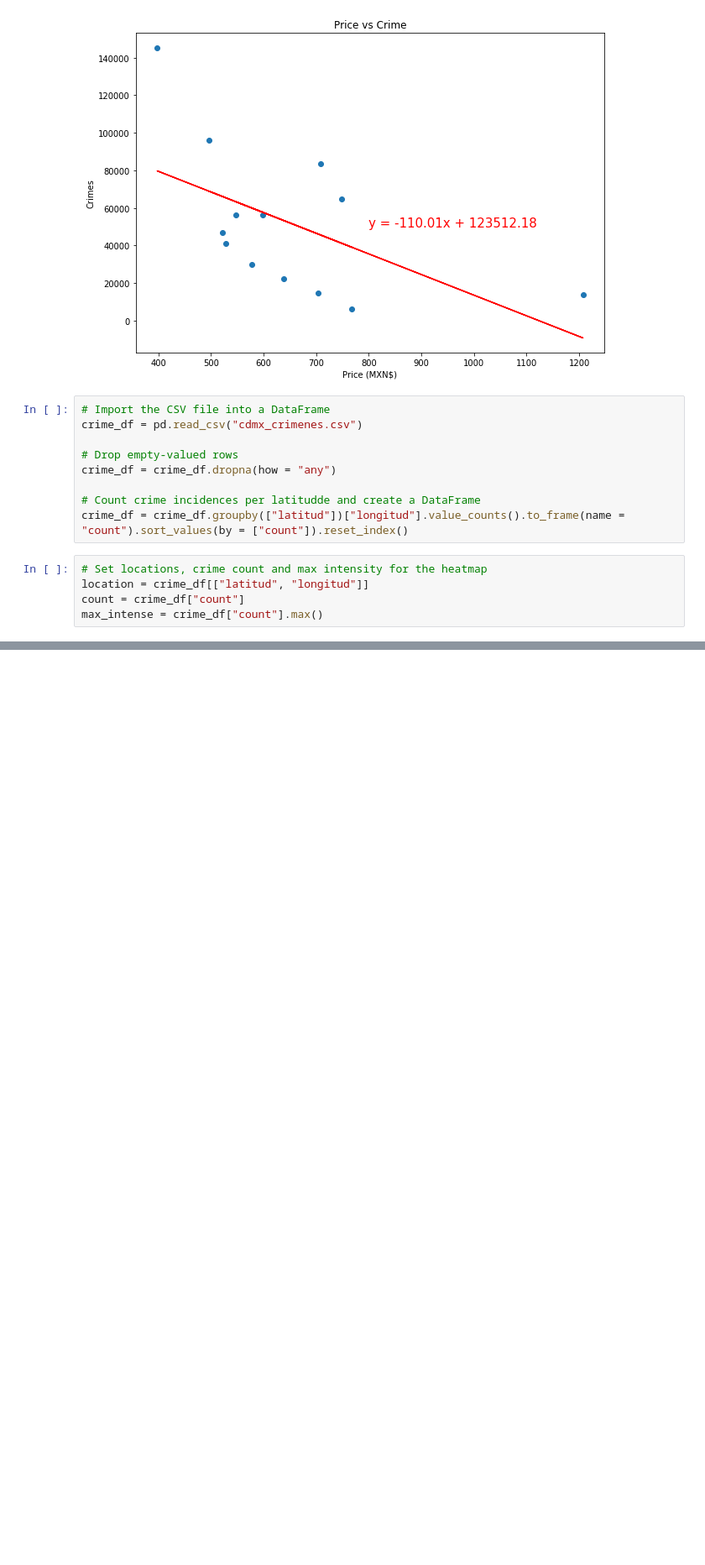
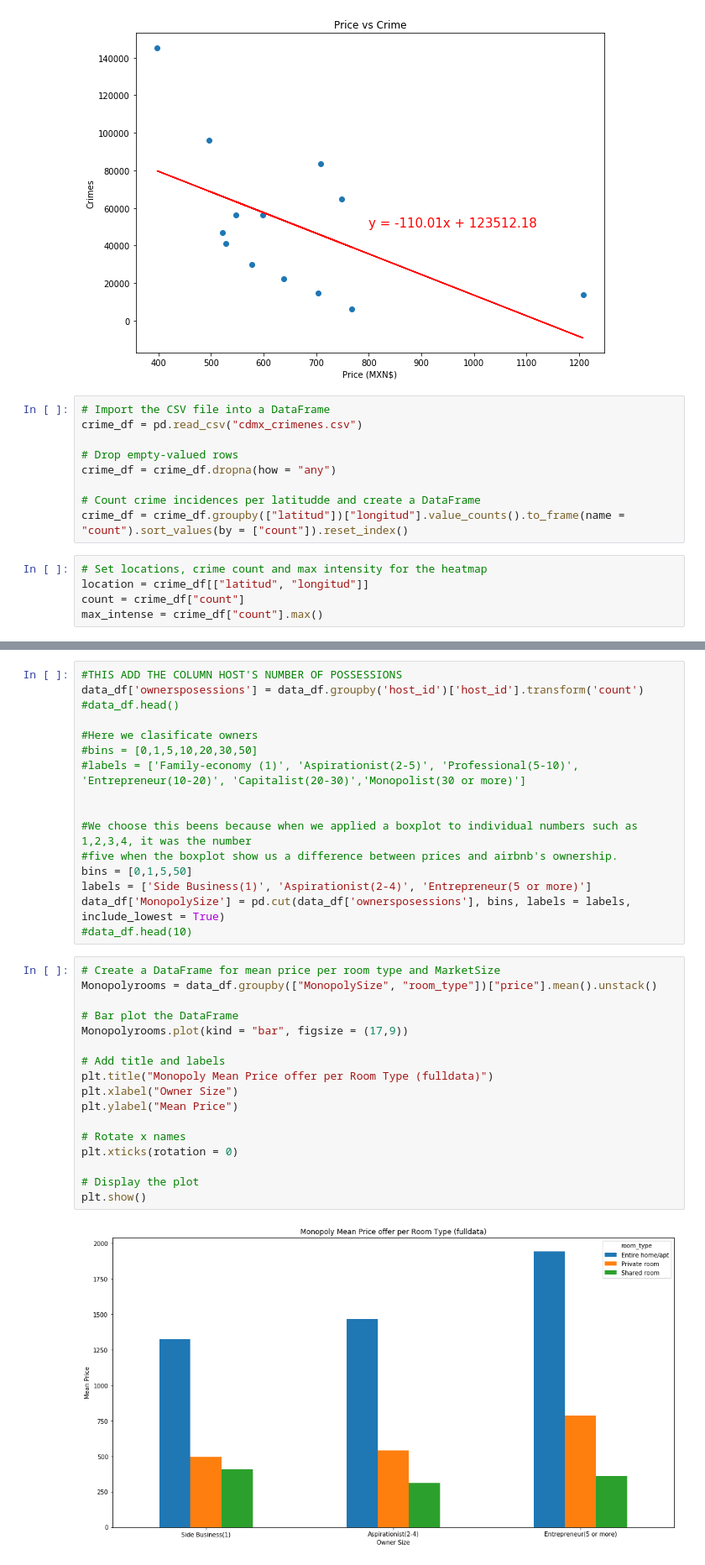
Before and after one commit to elc17/Project_1, a Jupyter notebook: project_1.ipynb, the cells around one changed output, grey strips where cells are left out. Shown at 84% size. Saved outputs shown, nothing was run; the diff lists cells and outputs as text; blank space fills up the shorter version.

```diff
--- a/project_1.ipynb
+++ b/project_1.ipynb
@@ -337,0 +431,35 @@ fig
+# %%
+#THIS ADD THE COLUMN HOST'S NUMBER OF POSSESSIONS
+data_df['ownersposessions'] = data_df.groupby('host_id')['host_id'].transform('count')
+#data_df.head()
+
+#Here we clasificate owners
+#bins = [0,1,5,10,20,30,50]
+#labels = ['Family-economy (1)', 'Aspirationist(2-5)', 'Professional(5-10)', 'Entrepreneur(10-20)', 'Capitalist(20-30)','Monopolist(30 or more)']
+
+
+#We choose this beens because when we applied a boxplot to individual numbers such as 1,2,3,4, it was the number
+#five when the boxplot show us a difference between prices and airbnb's ownership.
+bins = [0,1,5,50]
+labels = ['Side Business(1)', 'Aspirationist(2-4)', 'Entrepreneur(5 or more)']
+data_df['MonopolySize'] = pd.cut(data_df['ownersposessions'], bins, labels = labels, include_lowest = True)
+#data_df.head(10)
+# %%
+# Create a DataFrame for mean price per room type and MarketSize
+Monopolyrooms = data_df.groupby(["MonopolySize", "room_type"])["price"].mean().unstack()
+
+# Bar plot the DataFrame
+Monopolyrooms.plot(kind = "bar", figsize = (17,9))
+
+# Add title and labels
+plt.title("Monopoly Mean Price offer per Room Type (fulldata)")
+plt.xlabel("Owner Size")
+plt.ylabel("Mean Price")
+
+# Rotate x names
+plt.xticks(rotation = 0)
+
+# Display the plot
+plt.show()
+# %% [output]
+[figure, added]
```
Also changed, not shown: parts of 11 cells of this notebook.
